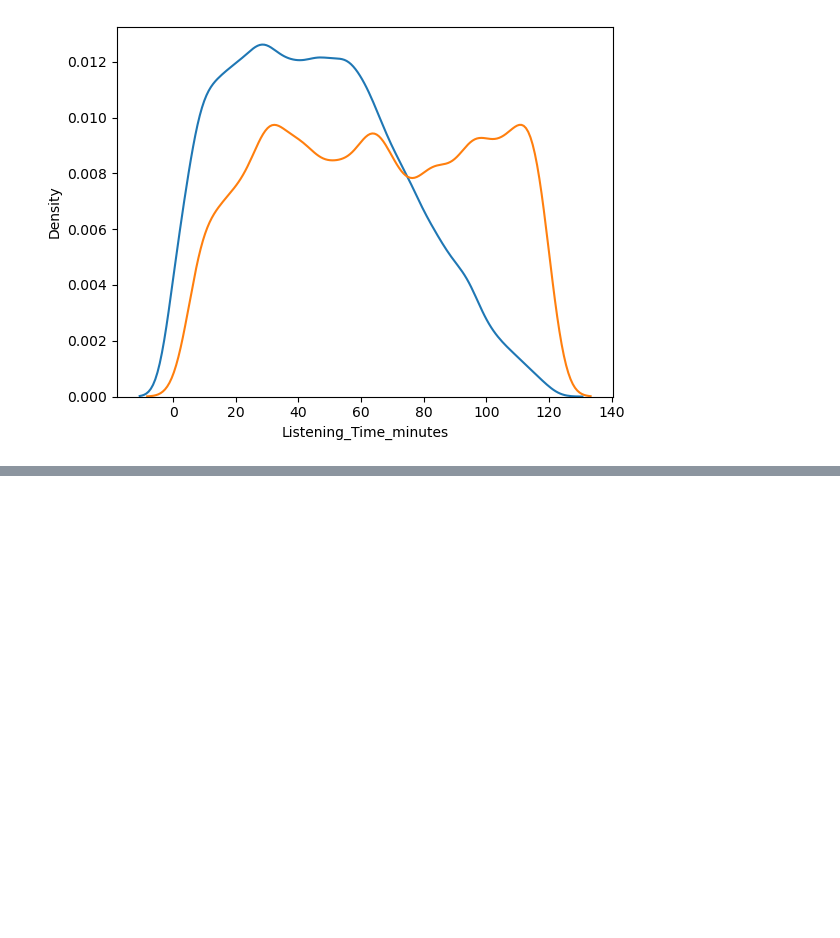
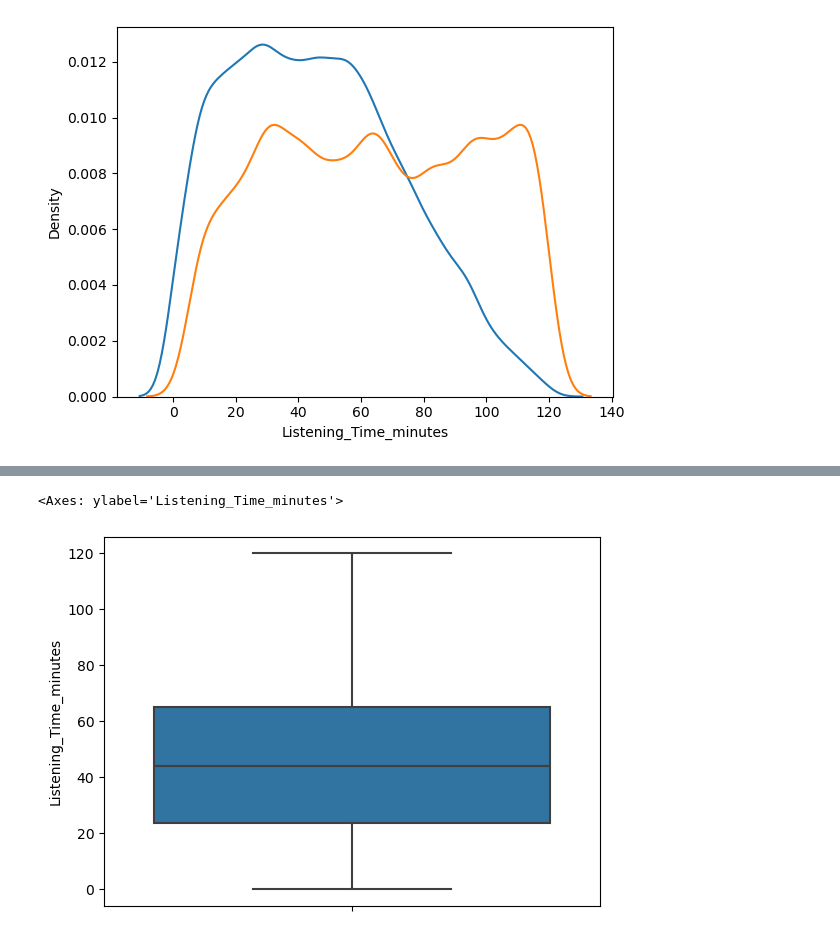
Before and after one commit to AlexeySporykhin/playground-series-s5e4, a Jupyter notebook: EDA.ipynb, the cells around one changed output, grey strips where cells are left out. Drawn from its saved outputs; the diff is of its cells as text; code cells hidden in the pictures; blank space fills up the shorter version.

```diff
--- a/EDA.ipynb
+++ b/EDA.ipynb
@@ -113,3 +120,8 @@ train.loc[:, num_cols].corr()
 | Guest_Popularity_percentage | -0.01 | 0.02 | 1.00 | 0.01 | -0.02 |
 | Number_of_Ads | -0.06 | -0.02 | 0.01 | 1.00 | -0.12 |
 | Listening_Time_minutes | 0.92 | 0.05 | -0.02 | -0.12 | 1.00 |
+# %%
+sns.boxplot(y='Listening_Time_minutes', data=train)
+# %% [output]
+<Axes: ylabel='Listening_Time_minutes'>
+[figure, added]
```
Also changed, not shown: parts of 18 cells of this notebook.
